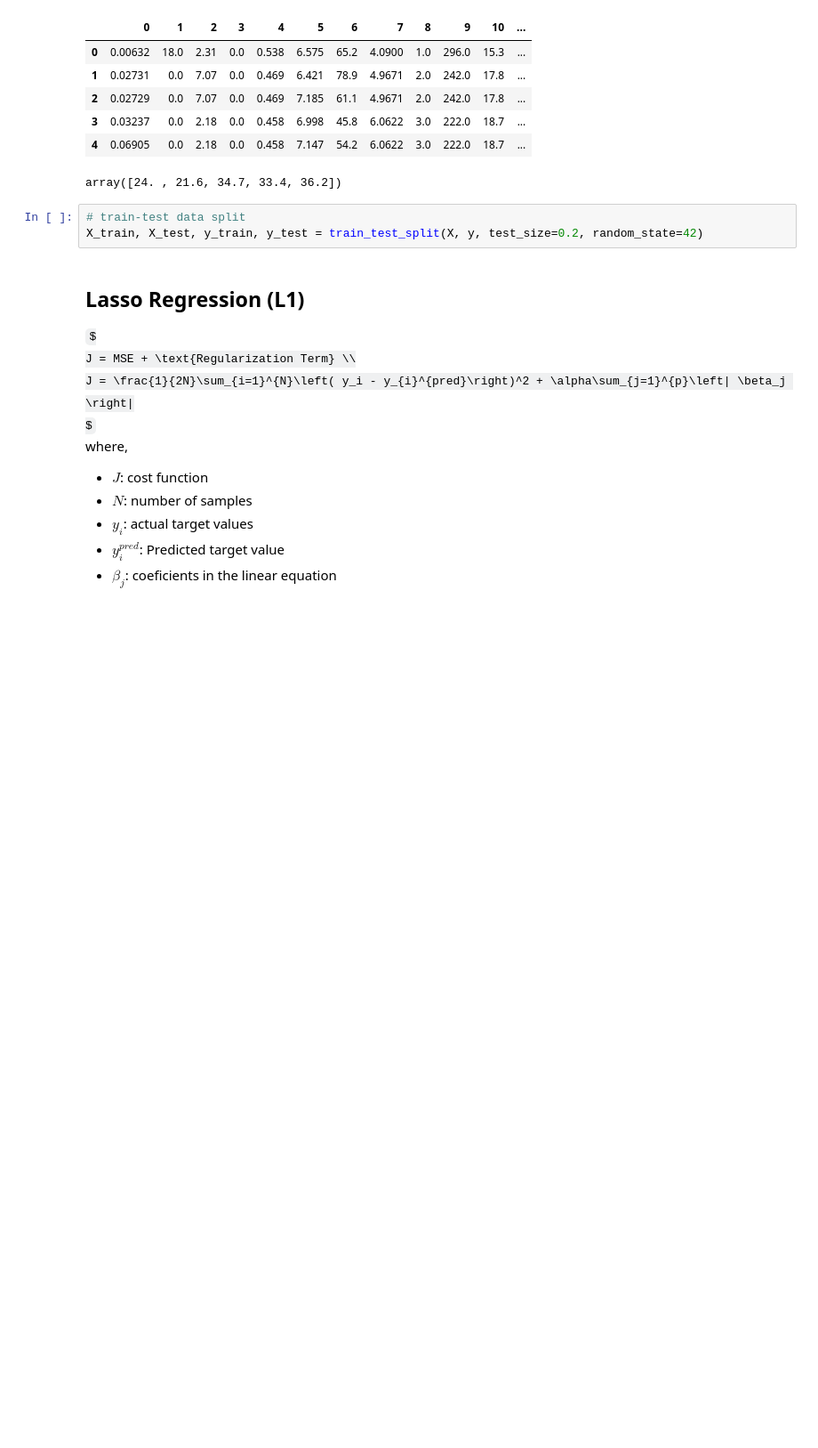
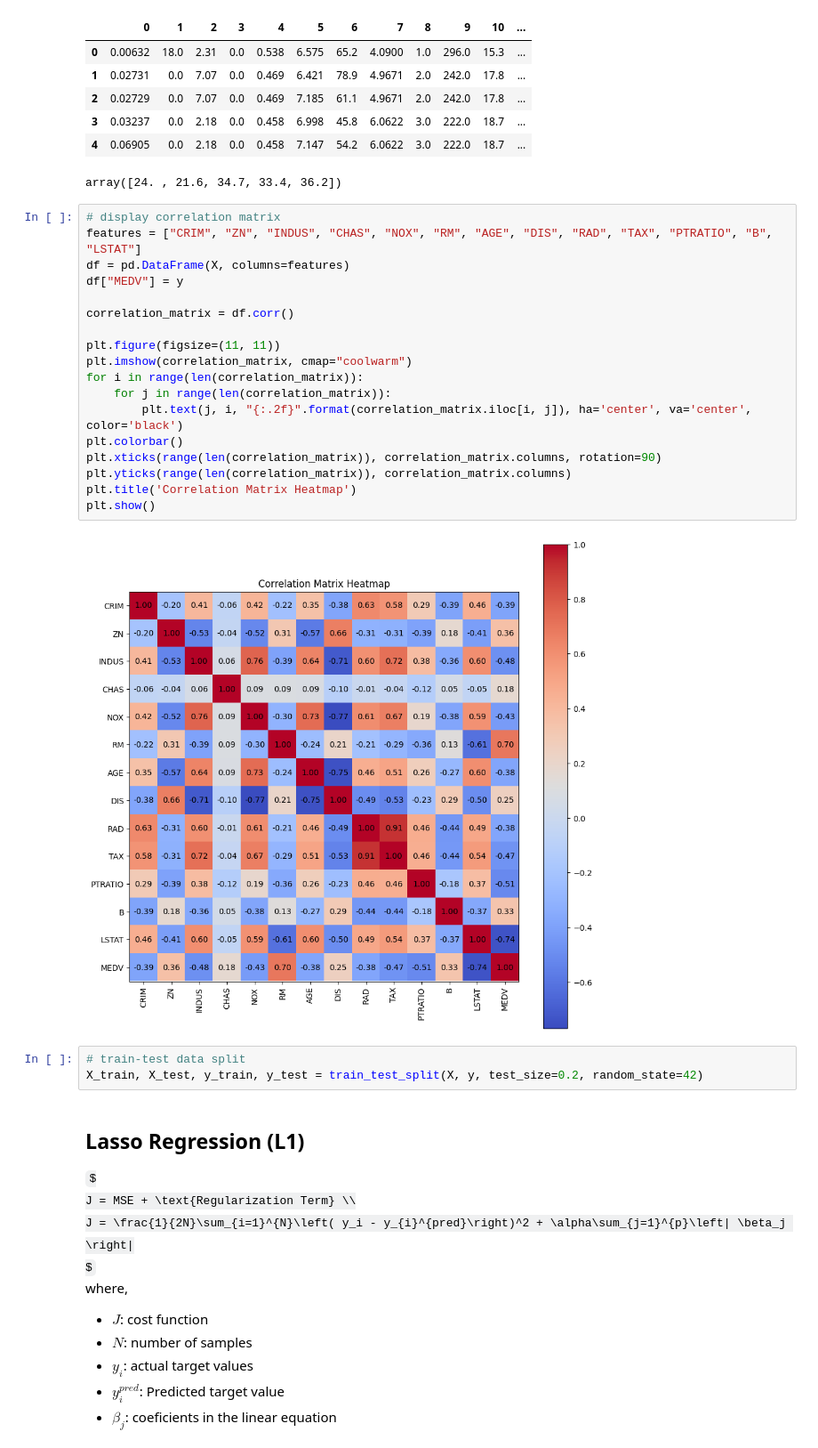
Before and after one commit to Ravindu-Kalhara/Machine-Learning-and-Neural-Computation-Lab, a Jupyter notebook: Regularized-Linear-Regression.ipynb, the cells around one changed output. Shown: that part at 89% size. Drawn from its saved outputs; the diff is of its cells as text; some formulas as TeX source; blank space fills up the shorter version.

Commit message:
feat: display correlation matrix

```diff
--- a/Regularized-Linear-Regression.ipynb
+++ b/Regularized-Linear-Regression.ipynb
@@ -46,6 +46,26 @@ display(y[:5])
 | 3 | 0.03237 | 0.0 | 2.18 | 0.0 | 0.458 | 6.998 | 45.8 | 6.0622 | 3.0 | 222.0 | 18.7 | ... |
 | 4 | 0.06905 | 0.0 | 2.18 | 0.0 | 0.458 | 7.147 | 54.2 | 6.0622 | 3.0 | 222.0 | 18.7 | ... |
 array([24. , 21.6, 34.7, 33.4, 36.2])
+# %%
+# display correlation matrix
+features = ["CRIM", "ZN", "INDUS", "CHAS", "NOX", "RM", "AGE", "DIS", "RAD", "TAX", "PTRATIO", "B", "LSTAT"]
+df = pd.DataFrame(X, columns=features)
+df["MEDV"] = y
+
+correlation_matrix = df.corr()
+
+plt.figure(figsize=(11, 11))
+plt.imshow(correlation_matrix, cmap="coolwarm")
+for i in range(len(correlation_matrix)):
+    for j in range(len(correlation_matrix)):
+        plt.text(j, i, "{:.2f}".format(correlation_matrix.iloc[i, j]), ha='center', va='center', color='black')
+plt.colorbar()
+plt.xticks(range(len(correlation_matrix)), correlation_matrix.columns, rotation=90)
+plt.yticks(range(len(correlation_matrix)), correlation_matrix.columns)
+plt.title('Correlation Matrix Heatmap')
+plt.show()
+# %% [output]
+[figure, added]
 # %%
 # train-test data split
 X_train, X_test, y_train, y_test = train_test_split(X, y, test_size=0.2, random_state=42)
```
